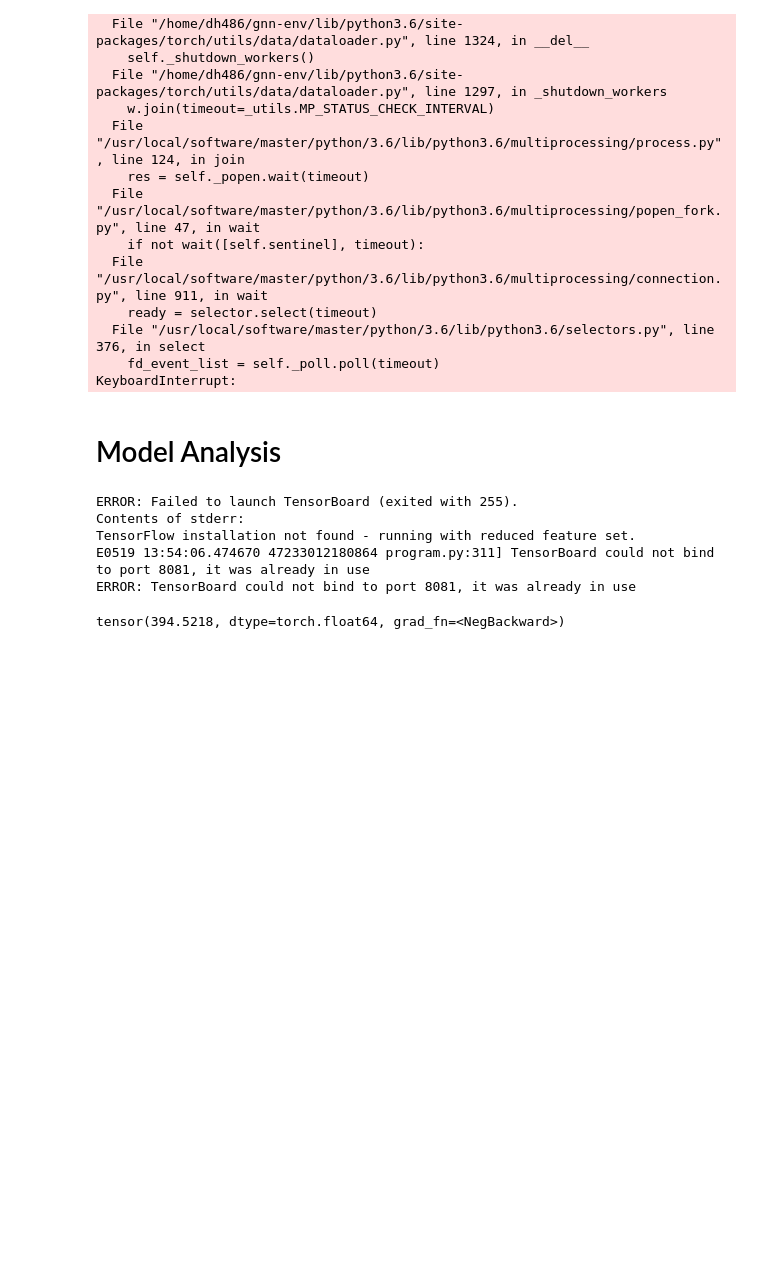
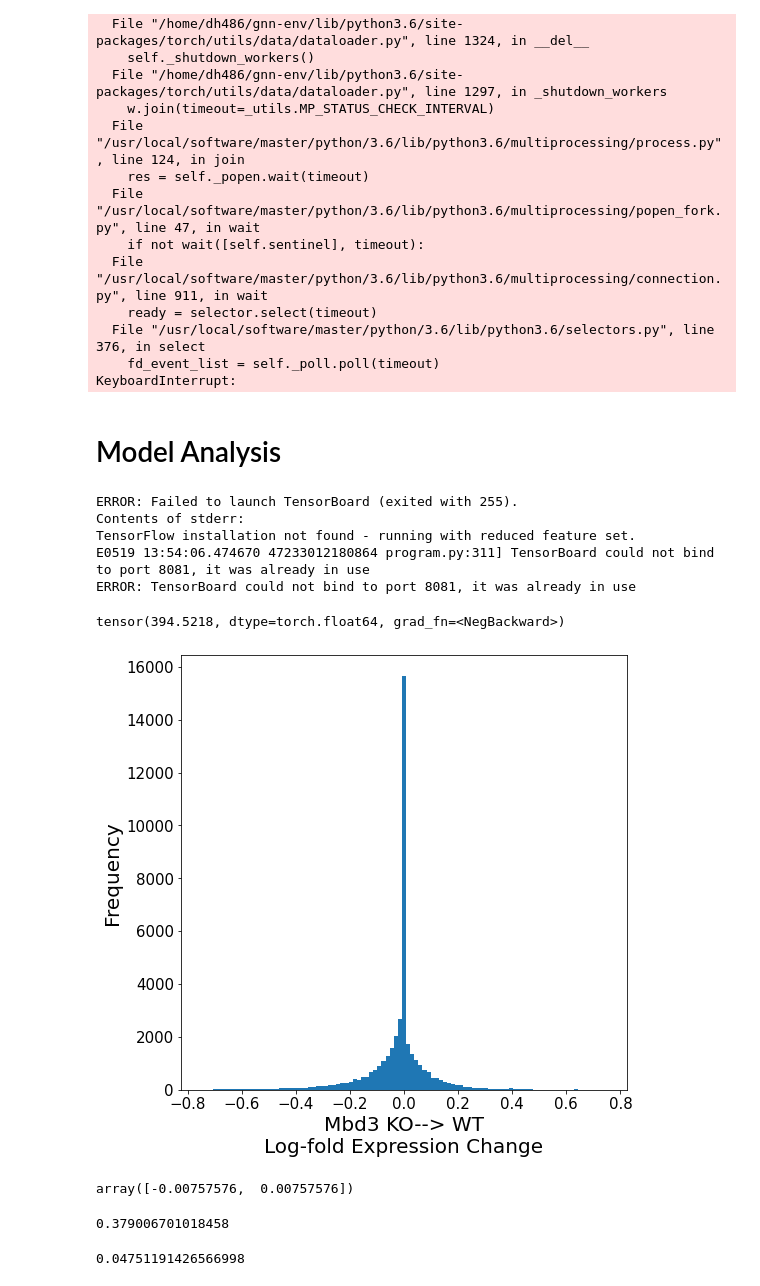
Before and after one commit to dhall1995/GrapHiC, a Jupyter notebook: Network_Training.ipynb, the cells around one changed output. Cells and saved outputs as stored; diff of their text form; code cells hidden in the pictures; blank space fills up the shorter version.

```diff
--- a/Network_Training.ipynb
+++ b/Network_Training.ipynb
@@ -475,3 +480,29 @@ for batch in train_loader:
     break
 # %% [output]
 tensor(394.5218, dtype=torch.float64, grad_fn=<NegBackward>)
+# %%
+import pandas as pd
+x = pd.read_table("Data/raw/target.tsv")['target'].values
+# %%
+fig, ax = plt.subplots(1, figsize = (8,8))
+lim = 0.75
+numbins = 100
+h = ax.hist(x, bins = np.linspace(-lim,lim,numbins))
+ax.set_ylabel('Frequency',size = 20)
+ax.set_xlabel('Mbd3 KO--> WT\nLog-fold Expression Change', size = 20)
+ax.tick_params(labelsize = 15)
+# %% [output]
+[figure, added]
+# %%
+idx = np.argmax(h[0])
+h[1][idx:idx+2]
+# %% [output]
+array([-0.00757576,  0.00757576])
+# %%
+h[0][idx]/np.sum(h[0])
+# %% [output]
+0.379006701018458
+# %%
+np.sum(h[0][abs(h[1][:-1])>0.3])/np.sum(h[0])
+# %% [output]
+0.04751191426566998
```
Also changed, not shown: parts of 3 cells of this notebook, 2 other files.
